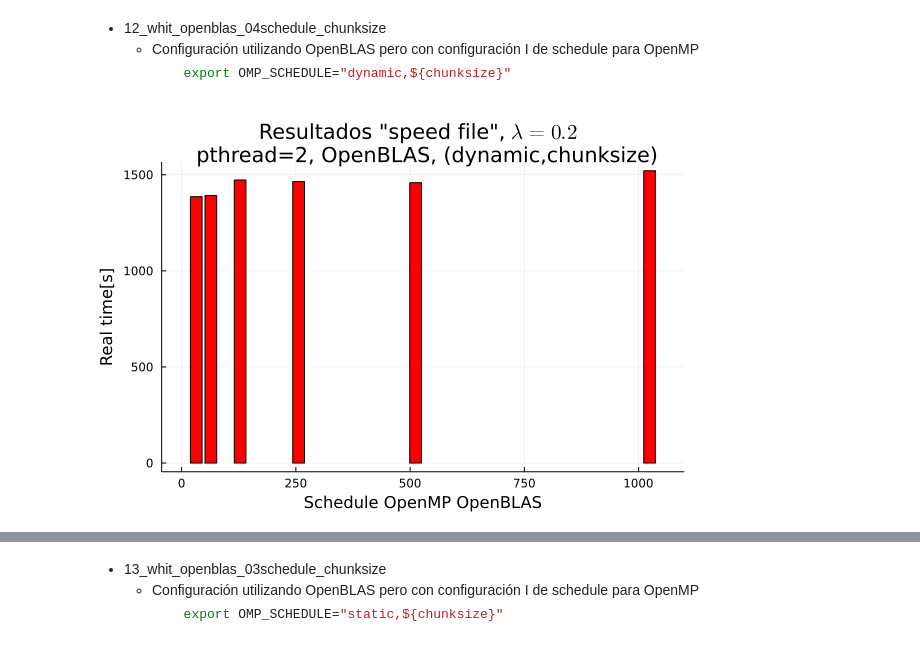
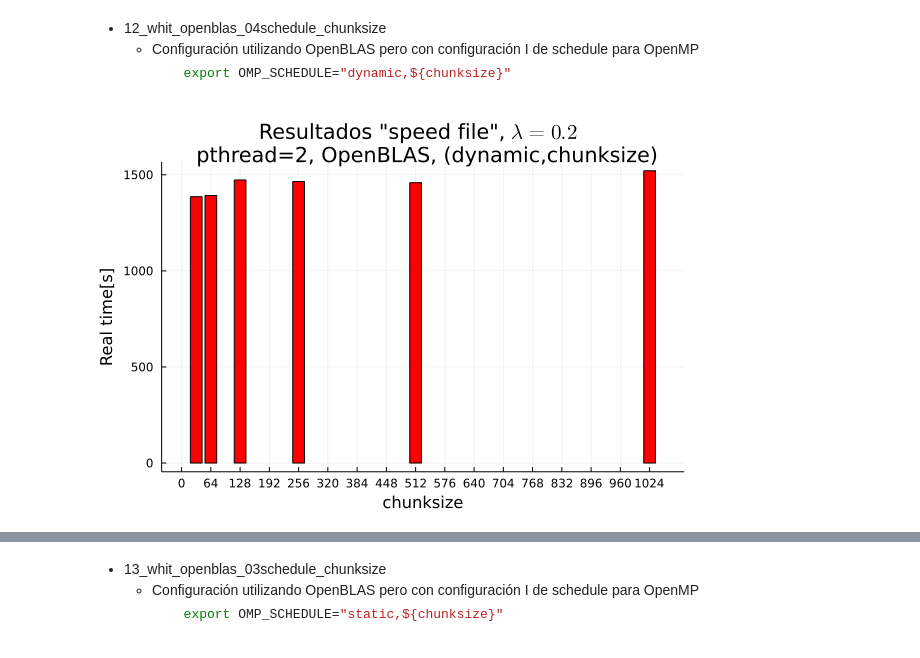
Before and after one commit to mendzmartin/mctdh_cp2021, a Jupyter notebook: double_quantum_dot_model/qdot_02/energies_vs_lambda/study_of_performance_03/running_comparison_performance/README.ipynb, the cells around one changed output, grey strips where cells are left out. Cells and saved outputs as stored; diff of their text form; code cells hidden in the pictures.

```diff
--- a/double_quantum_dot_model/qdot_02/energies_vs_lambda/study_of_performance_03/running_comparison_performance/README.ipynb
+++ b/double_quantum_dot_model/qdot_02/energies_vs_lambda/study_of_performance_03/running_comparison_performance/README.ipynb
@@ -250,7 +247,7 @@
 # %%
 timming_file2 = raw"./12_whit_openblas_04schedule_chunksize/result_collection_total_timing_data.dat";
 timming_matrix2 = readdlm(timming_file2);
-plot(timming_matrix2[2:end,1],timming_matrix2[2:end,2],seriestype =:bar,color="red",label="")
-plot!(title="Resultados \"speed file\", \$λ=0.2\$ \n pthread=2, OpenBLAS, (dynamic,chunksize)",xlabel="Schedule OpenMP OpenBLAS",ylabel="Real time[s]")
+plot(timming_matrix2[2:end,1],timming_matrix2[2:end,2],seriestype =:bar,color="red",label="",xticks=0:64:1024)
+plot!(title="Resultados \"speed file\", \$λ=0.2\$ \n pthread=2, OpenBLAS, (dynamic,chunksize)",xlabel="chunksize",ylabel="Real time[s]")
 # %% [output]
-[figure, old version]
+[figure, new version]
```
Also changed, not shown: parts of 4 cells of this notebook, 1 other file.
